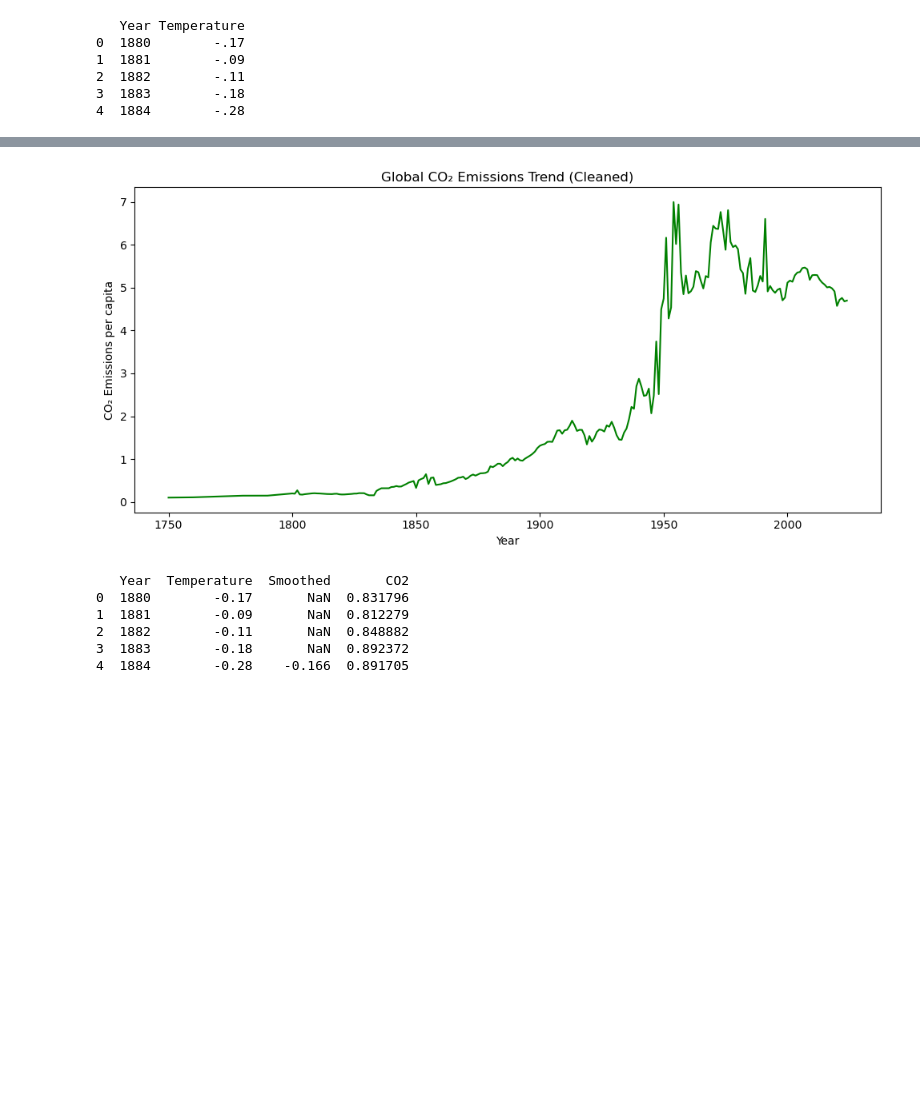
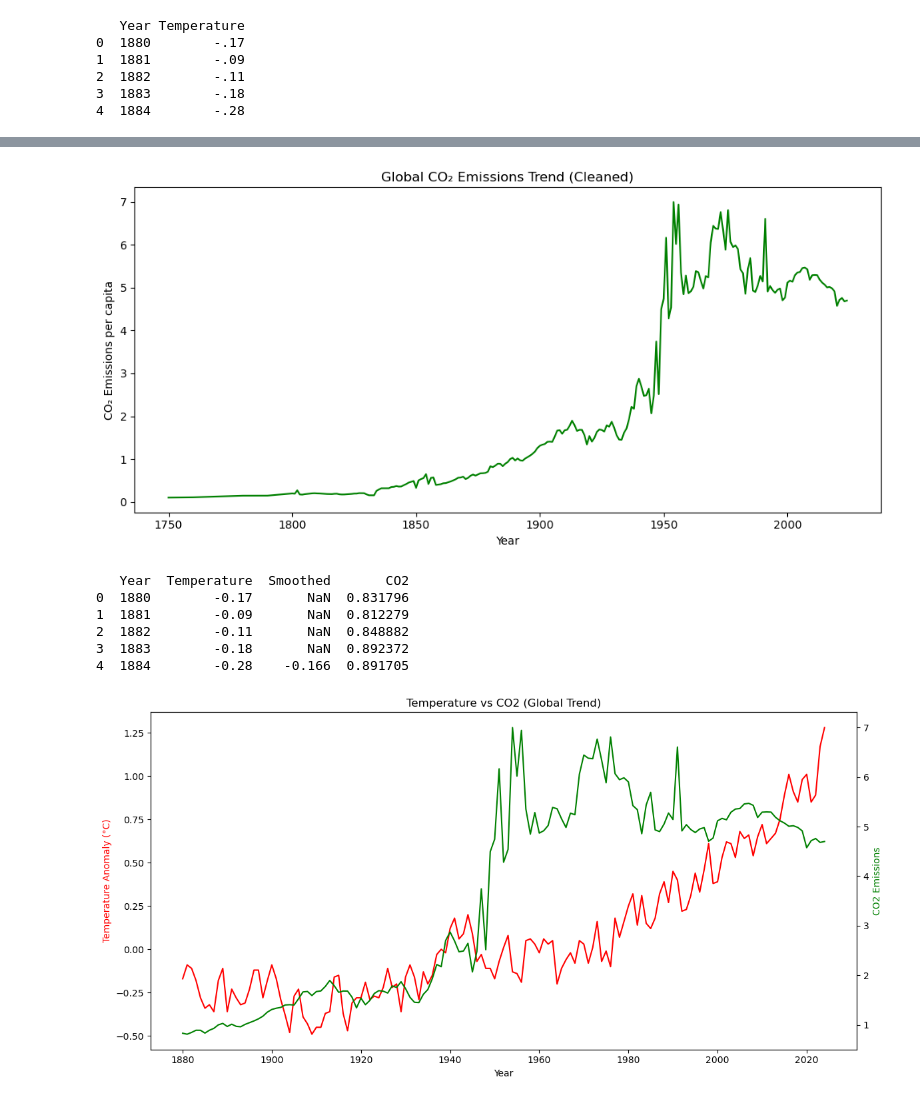
Before and after one commit to Bushra-Baloch/climate-change-analysis, a Jupyter notebook: notebook/analysis.ipynb, the cells around one changed output, grey strips where cells are left out. Drawn from its saved outputs; the diff is of its cells as text; code cells hidden in the pictures; blank space fills up the shorter version.

Commit message:
Created final visualization comparing global temperature and CO2 trends

```diff
--- a/notebook/analysis.ipynb
+++ b/notebook/analysis.ipynb
@@ -87,35 +87,53 @@ plt.show()
 merged = pd.merge(data, co2_clean, on='Year')
 
 print(merged.head())
+
+fig, ax1 = plt.subplots(figsize=(12,6))
+
+# Temperature (left axis)
+ax1.plot(merged['Year'], merged['Temperature'], color='red', label='Temperature')
+ax1.set_xlabel("Year")
+ax1.set_ylabel("Temperature Anomaly (°C)", color='red')
+
+# CO2 (right axis)
+ax2 = ax1.twinx()
+ax2.plot(merged['Year'], merged['CO2'], color='green', label='CO2')
+ax2.set_ylabel("CO2 Emissions", color='green')
+
+plt.title("Temperature vs CO2 (Global Trend)")
+plt.tight_layout()
+
+plt.show()
 # %% [output]
    Year Temperature
 0  1880        -.17
 1  1881        -.09
 2  1882        -.11
 3  1883        -.18
 4  1884        -.28
 [figure]
         Entity Code  Year  CO₂ emissions per capita
 0  Afghanistan  AFG  1949                  0.001992
 1  Afghanistan  AFG  1950                  0.010837
 2  Afghanistan  AFG  1951                  0.011625
 3  Afghanistan  AFG  1952                  0.011468
 4  Afghanistan  AFG  1953                  0.013123
    Year       CO2
 0  1949  0.001992
 1  1950  0.010837
 2  1951  0.011625
 3  1952  0.011468
 4  1953  0.013123
 ... (5 lines left out)
 1  1760  0.108314
 2  1770  0.127649
 3  1780  0.146632
 4  1790  0.147515
 [figure]
    Year  Temperature  Smoothed       CO2
 0  1880        -0.17       NaN  0.831796
 1  1881        -0.09       NaN  0.812279
 2  1882        -0.11       NaN  0.848882
 3  1883        -0.18       NaN  0.892372
 4  1884        -0.28    -0.166  0.891705
+[figure, added]
```
